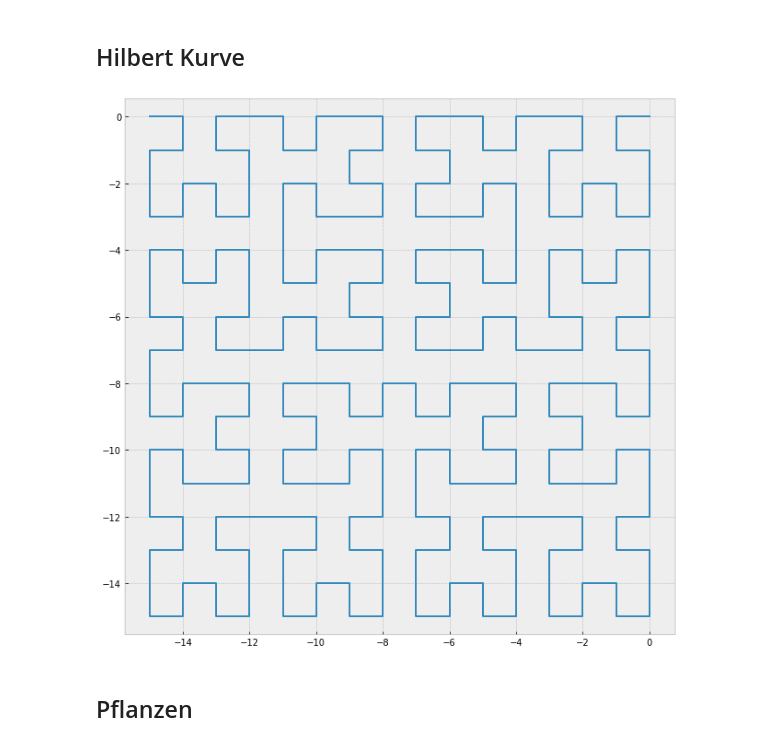
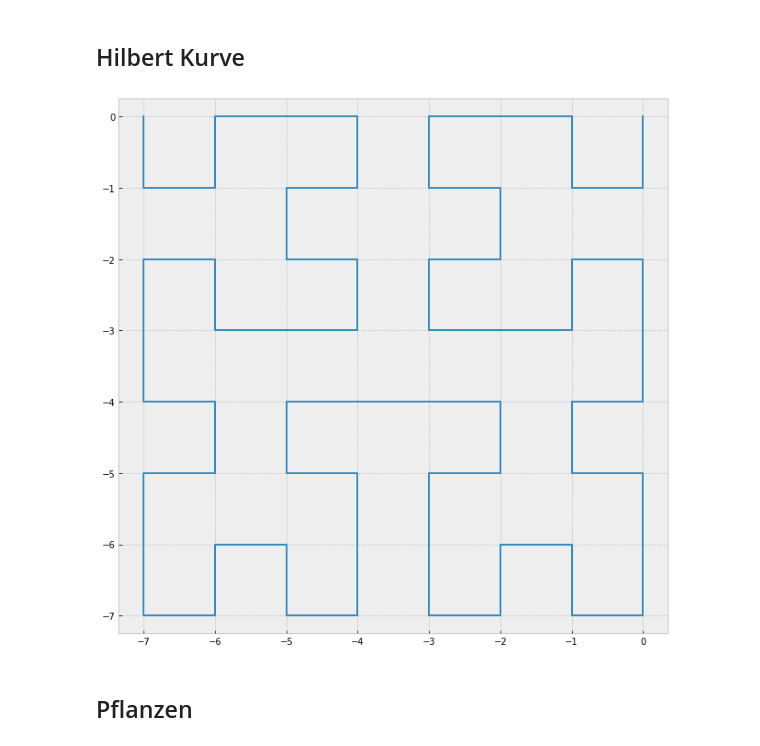
Before and after one commit to mgje/PIUMP, a Jupyter notebook: hs2020/Jupyter_Notebooks_im_Unterricht.ipynb, the cells around one changed output. Drawn from its saved outputs; the diff is of its cells as text; code cells hidden in the pictures.

```diff
--- a/hs2020/Jupyter_Notebooks_im_Unterricht.ipynb
+++ b/hs2020/Jupyter_Notebooks_im_Unterricht.ipynb
@@ -424,12 +425,13 @@ plot_coords(turtle_to_coords(transform_multiple('F', {'F': 'F+F--F+F'}, 2),45))
 # %% [markdown]
 ## Hilbert Kurve
 # %%
+n = 3 #@param {type: "slider", min: 1, max: 7}
 plot_coords(turtle_to_coords(transform_multiple('L', {
     'L': '-RF+LFL+FR-',
     'R': '+LF-RFR-FL+'
-}, 4), 90))
+}, n), 90))
 # %% [output]
-[figure, old version]
+[figure, new version]
 # %% [markdown]
 ## Pflanzen
 # %%
```
Also changed, not shown: parts of 6 cells of this notebook.
